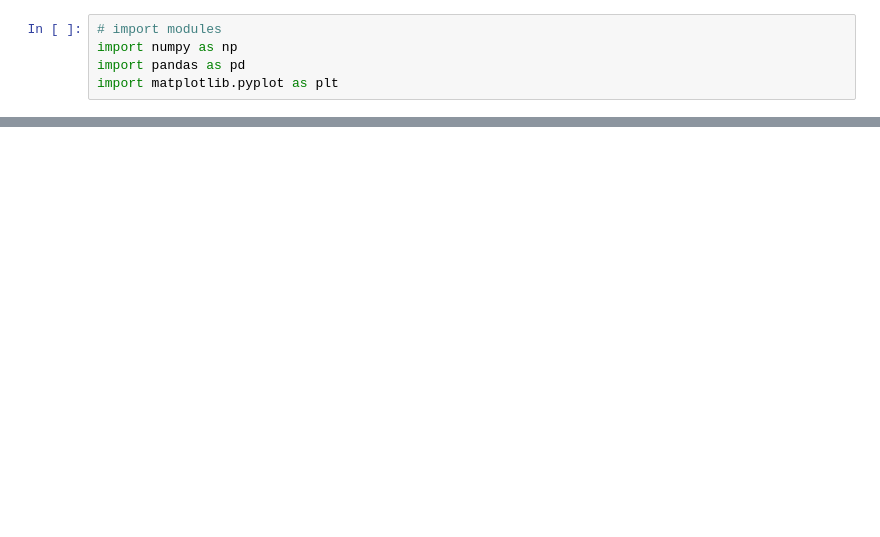
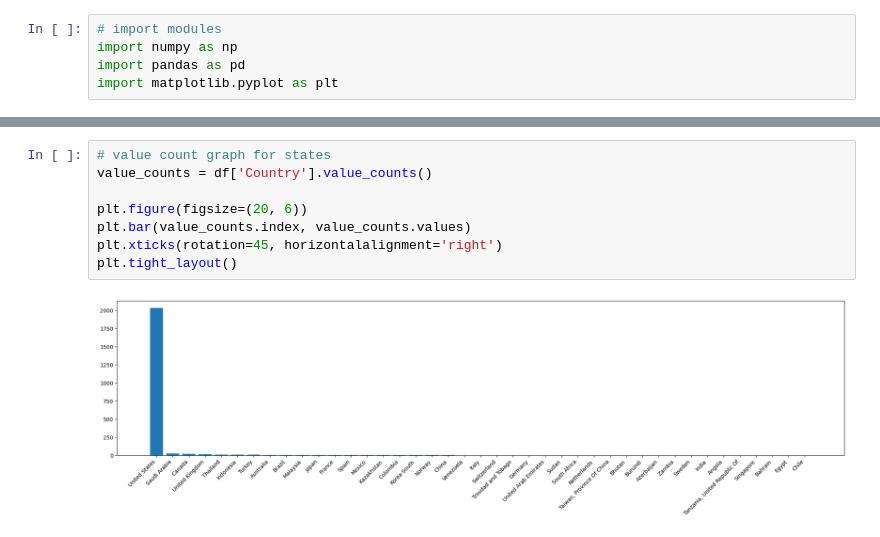
Before and after one commit to GPGN-268/SP2024-FP04-alumni-map, a Jupyter notebook: notebooks/Max Dev - Loc Histogram.ipynb, the cells around one changed output, grey strips where cells are left out. Saved outputs shown, nothing was run; the diff lists cells and outputs as text; blank space fills up the shorter version.

```diff
--- a/notebooks/Max Dev - Loc Histogram.ipynb
+++ b/notebooks/Max Dev - Loc Histogram.ipynb
@@ -40,0 +34,10 @@ plt.bar(value_counts.index, value_counts.values)
+# %%
+# value count graph for states
+value_counts = df['Country'].value_counts()
+
+plt.figure(figsize=(20, 6))
+plt.bar(value_counts.index, value_counts.values)
+plt.xticks(rotation=45, horizontalalignment='right')
+plt.tight_layout()
+# %% [output]
+[figure, added]
```
Also changed, not shown: parts of 3 cells of this notebook.
